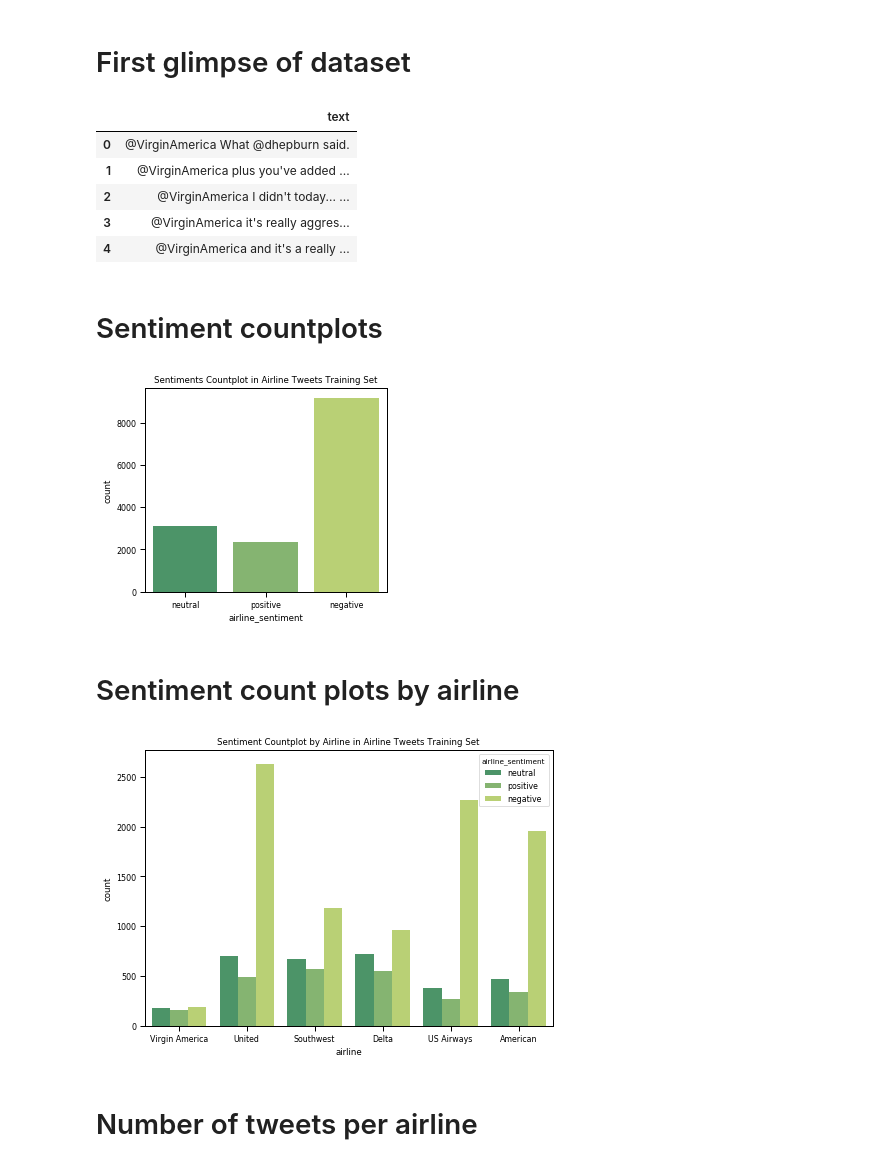
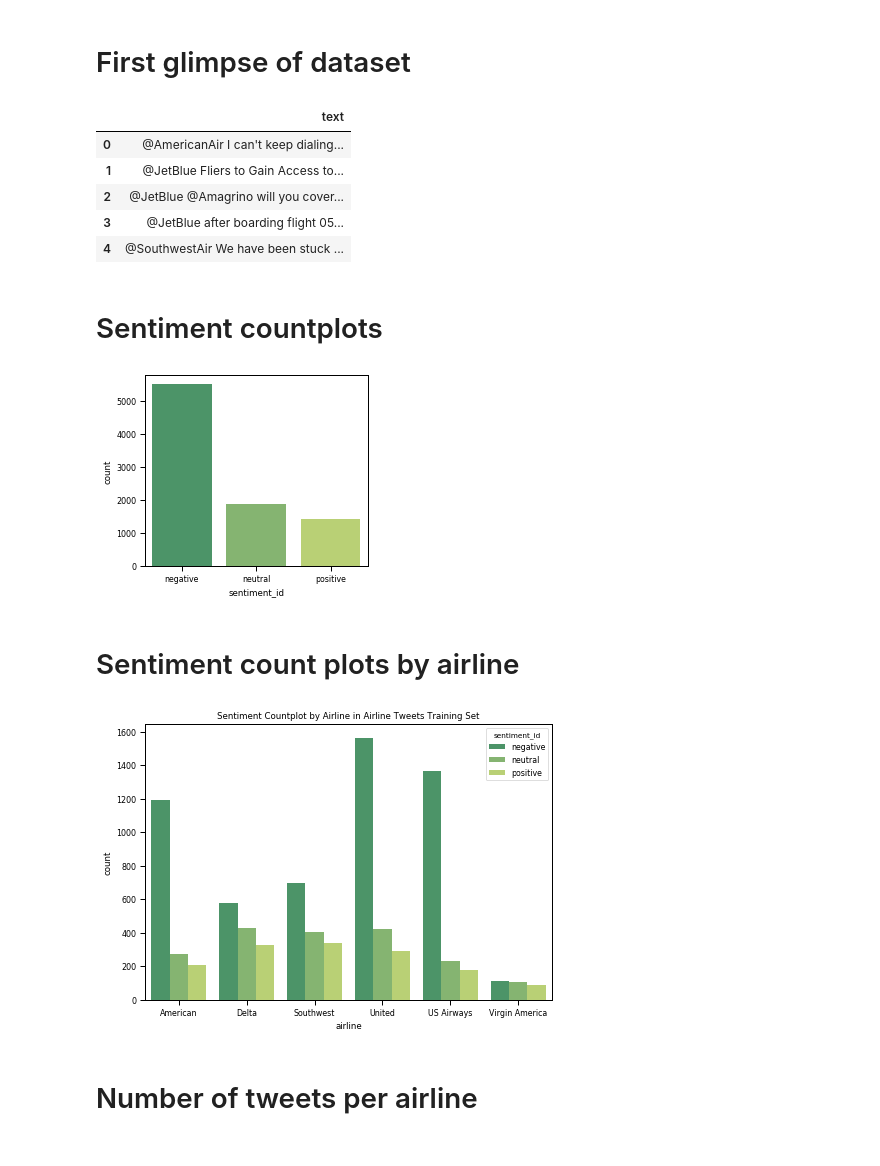
Before and after one commit to jeannefukumaru/cs5228-project, a Jupyter notebook: notebooks/eda-tweets.ipynb, the cells around one changed output. Cells and saved outputs as stored; diff of their text form; code cells hidden in the pictures.

```diff
--- a/notebooks/eda-tweets.ipynb
+++ b/notebooks/eda-tweets.ipynb
@@ -6,3 +6,8 @@ import matplotlib.pyplot as plt
 import seaborn as sns
 pd.set_option('max_colwidth', 800)
 plt.rcParams['figure.figsize'] = [15, 15]
+tweets = pd.read_csv('../data/processed/tweets_x_train.csv')
+labels = pd.read_csv('../data/processed/tweets_y_train.csv')
+sentiment_map = {2:'neutral', 1:'positive', 0:'negative'}
+sentiment = labels['sentiment_id'].apply(lambda x: sentiment_map[x])
+tweets = pd.concat([tweets, sentiment], axis=1)
@@ -12,23 +26,22 @@ plt.rcParams['figure.figsize'] = [15, 15]
 pd.DataFrame(tweets['text']).head()
 # %% [output]
 |  | text |
-| 0 | @VirginAmerica What @dhepburn said. |
-| 1 | @VirginAmerica plus you've added ... |
-| 2 | @VirginAmerica I didn't today... ... |
-| 3 | @VirginAmerica it's really aggres... |
-| 4 | @VirginAmerica and it's a really ... |
+| 0 | @AmericanAir I can't keep dialing... |
+| 1 | @JetBlue Fliers to Gain Access to... |
+| 2 | @JetBlue @Amagrino will you cover... |
+| 3 | @JetBlue after boarding flight 05... |
+| 4 | @SouthwestAir We have been stuck ... |
 # %% [markdown]
 # Sentiment countplots
 # %%
 sns.set_context("paper", font_scale=0.9)
 plt.figure(figsize=(4., 3.5))
-plt.title('Sentiments Countplot in Airline Tweets Training Set')
 plt.tight_layout()
-senti_count = sns.countplot('airline_sentiment', data=tweets, palette='summer')
+senti_count = sns.countplot('sentiment_id', data=tweets, palette='summer')
 senti_count_fig = senti_count.get_figure()
-senti_count_fig.savefig('senti_count.png', dpi=500)
+senti_count_fig.savefig('../figures/senti_count.png', dpi=500)
 # %% [output]
-[figure, old version]
+[figure, new version]
 # %% [markdown]
 # Sentiment count plots by airline
 # %%
@@ -36,11 +49,11 @@ sns.set_context("paper", font_scale=0.9)
 plt.figure(figsize=(6.3, 4.5))
 plt.title('Sentiment Countplot by Airline in Airline Tweets Training Set')
 plt.tight_layout()
-senti_count_by_airline = sns.countplot('airline', hue='airline_sentiment', data=tweets, palette='summer')
+senti_count_by_airline = sns.countplot('airline', hue='sentiment_id', data=tweets, palette='summer')
 senti_count_by_airline_fig = senti_count_by_airline.get_figure()
 senti_count_by_airline_fig.savefig('senti_count_by_airline.png', dpi=500)
 # %% [output]
-[figure, old version]
+[figure, new version]
 # %% [markdown]
 # Number of tweets per airline
 # %%
```
Also changed, not shown: parts of 20 cells of this notebook, 26 other files.
